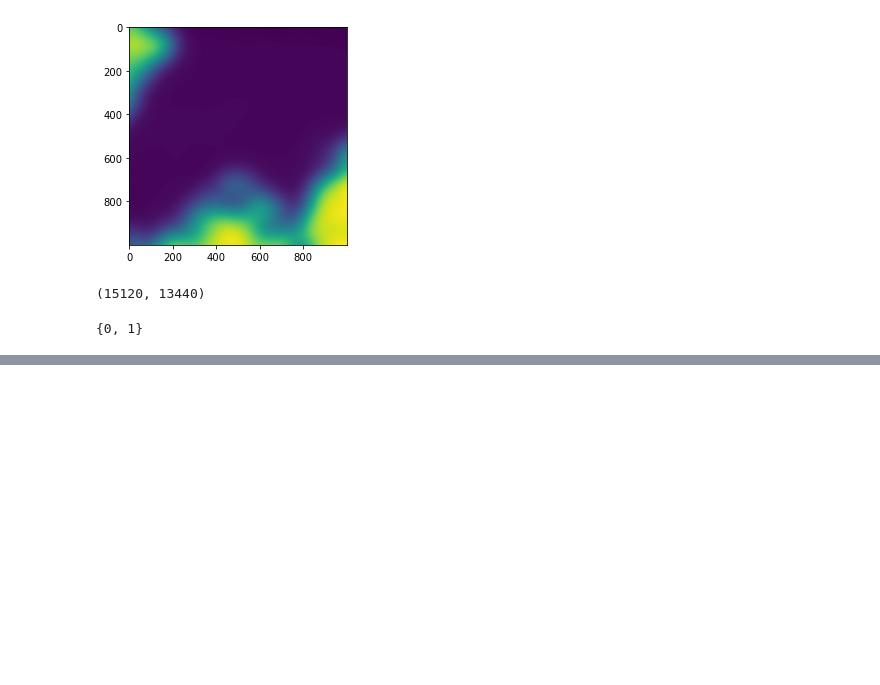
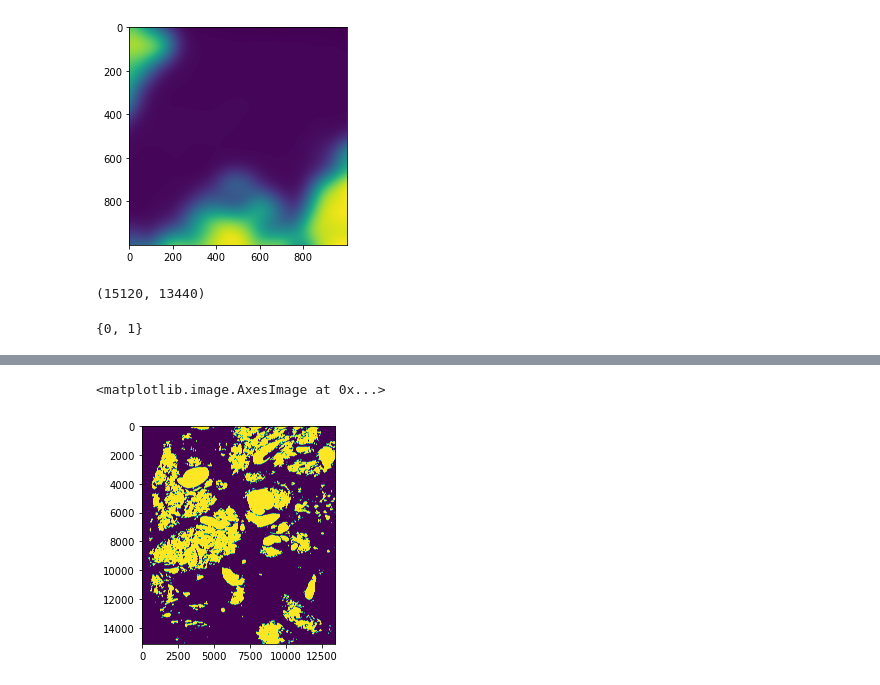
Before and after one commit to estorrs/multiplex-imaging-pipeline, a Jupyter notebook: notebooks/tumor_annotation.ipynb, the cells around one changed output, grey strips where cells are left out. Saved outputs shown, nothing was run; the diff lists cells and outputs as text; code cells hidden in the pictures; blank space fills up the shorter version.

```diff
--- a/notebooks/tumor_annotation.ipynb
+++ b/notebooks/tumor_annotation.ipynb
@@ -53,0 +65,5 @@ plt.imshow(clf[:3000, :3000])
+# %%
+plt.imshow(holes | clf)
+# %% [output]
+<matplotlib.image.AxesImage at 0x...>
+[figure, added]
```
Also changed, not shown: parts of 6 cells of this notebook, 4 other files.
